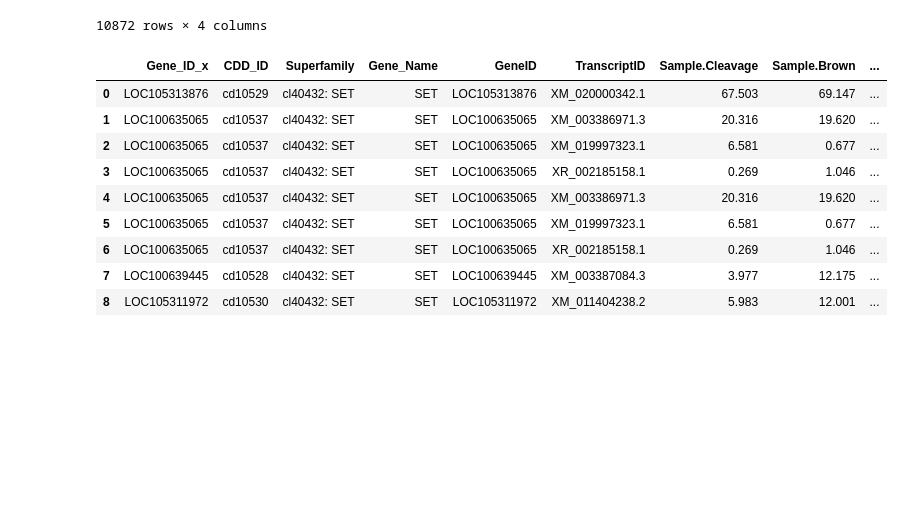
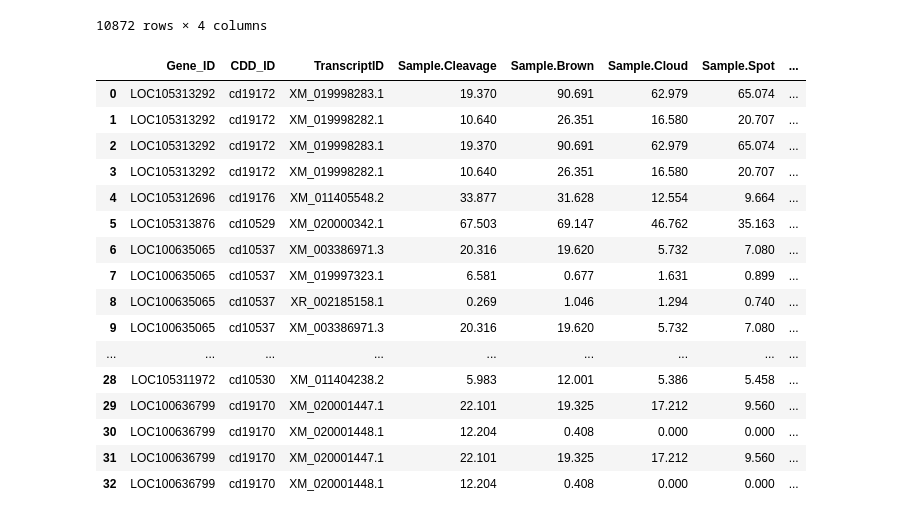
Before and after one commit to EmSalisbury14/Comp-Bio-Project-2, a Jupyter notebook: Code-Part2.ipynb, the cells around one changed output. Saved outputs shown, nothing was run; the diff lists cells and outputs as text; code cells hidden in the pictures; blank space fills up the shorter version.

```diff
--- a/Code-Part2.ipynb
+++ b/Code-Part2.ipynb
@@ -42,10 +42,11 @@ superfam_df = superfam_df.drop_duplicates()
 RNA_seq_df = pd.read_csv("amphimedon_rnaseq.txt", sep='\t')
 #RNA_seq_df.head(1)
 # %%
-setsub_seq_df = pd.read_csv("SETSubfamilies.txt", sep='\t')
+setsub_seq_df = pd.read_csv("SETSubfamilies(1).txt", delim_whitespace=True)
+setsub_seq_df.columns = ['CDD_ID', 'Gene_Name', 'Subfamily_CDDID']
 
-setsub_seq_df[['CDD_ID','Gene_ID']] =setsub_seq_df["CDD_ID  Gene_ID"].str.split(r"\s+", n=1, expand=True)
-setsub_seq_df = setsub_seq_df.drop(columns=["CDD_ID  Gene_ID"])
+#setsub_seq_df[['CDD_ID','Gene_ID','Subfamily_CDDID']] =setsub_seq_df["CDD_ID Gene Name Subfamily CDD_ID"].str.split(r"\s+", n=1, expand=True)
+#setsub_seq_df = setsub_seq_df.drop(columns=["CDD_ID Gene Name   Subfamily CDD_ID"])
 print(setsub_seq_df.columns)
 setsub_seq_df
 # %% [output]
@@ -99,16 +97,24 @@ df_merged
 # %%
 final_df = merged_df.merge(RNA_seq_df, left_on="Gene_ID", right_on="GeneID", how="inner")
 final_df["CDD_ID"]
 finals_df = final_df.merge(setsub_seq_df,on= "CDD_ID",how="inner")
+finals_df.drop(columns=["Superfamily","Gene_Name_x","GeneID"], inplace=True)
 finals_df
 # %% [output]
-|  | Gene_ID_x | CDD_ID | Superfamily | Gene_Name | GeneID | TranscriptID | Sample.Cleavage | Sample.Brown | ... |
-| 0 | LOC105313876 | cd10529 | cl40432: SET | SET | LOC105313876 | XM_020000342.1 | 67.503 | 69.147 | ... |
-| 1 | LOC100635065 | cd10537 | cl40432: SET | SET | LOC100635065 | XM_003386971.3 | 20.316 | 19.620 | ... |
-| 2 | LOC100635065 | cd10537 | cl40432: SET | SET | LOC100635065 | XM_019997323.1 | 6.581 | 0.677 | ... |
-| 3 | LOC100635065 | cd10537 | cl40432: SET | SET | LOC100635065 | XR_002185158.1 | 0.269 | 1.046 | ... |
-| 4 | LOC100635065 | cd10537 | cl40432: SET | SET | LOC100635065 | XM_003386971.3 | 20.316 | 19.620 | ... |
-| 5 | LOC100635065 | cd10537 | cl40432: SET | SET | LOC100635065 | XM_019997323.1 | 6.581 | 0.677 | ... |
-| 6 | LOC100635065 | cd10537 | cl40432: SET | SET | LOC100635065 | XR_002185158.1 | 0.269 | 1.046 | ... |
-| 7 | LOC100639445 | cd10528 | cl40432: SET | SET | LOC100639445 | XM_003387084.3 | 3.977 | 12.175 | ... |
-| 8 | LOC105311972 | cd10530 | cl40432: SET | SET | LOC105311972 | XM_011404238.2 | 5.983 | 12.001 | ... |
+|  | Gene_ID | CDD_ID | TranscriptID | Sample.Cleavage | Sample.Brown | Sample.Cloud | Sample.Spot | ... |
+| 0 | LOC105313292 | cd19172 | XM_019998283.1 | 19.370 | 90.691 | 62.979 | 65.074 | ... |
+| 1 | LOC105313292 | cd19172 | XM_019998282.1 | 10.640 | 26.351 | 16.580 | 20.707 | ... |
+| 2 | LOC105313292 | cd19172 | XM_019998283.1 | 19.370 | 90.691 | 62.979 | 65.074 | ... |
+| 3 | LOC105313292 | cd19172 | XM_019998282.1 | 10.640 | 26.351 | 16.580 | 20.707 | ... |
+| 4 | LOC105312696 | cd19176 | XM_011405548.2 | 33.877 | 31.628 | 12.554 | 9.664 | ... |
+| 5 | LOC105313876 | cd10529 | XM_020000342.1 | 67.503 | 69.147 | 46.762 | 35.163 | ... |
+| 6 | LOC100635065 | cd10537 | XM_003386971.3 | 20.316 | 19.620 | 5.732 | 7.080 | ... |
+| 7 | LOC100635065 | cd10537 | XM_019997323.1 | 6.581 | 0.677 | 1.631 | 0.899 | ... |
+| 8 | LOC100635065 | cd10537 | XR_002185158.1 | 0.269 | 1.046 | 1.294 | 0.740 | ... |
+| 9 | LOC100635065 | cd10537 | XM_003386971.3 | 20.316 | 19.620 | 5.732 | 7.080 | ... |
+| ... | ... | ... | ... | ... | ... | ... | ... | ... |
+| 28 | LOC105311972 | cd10530 | XM_011404238.2 | 5.983 | 12.001 | 5.386 | 5.458 | ... |
+| 29 | LOC100636799 | cd19170 | XM_020001447.1 | 22.101 | 19.325 | 17.212 | 9.560 | ... |
+| 30 | LOC100636799 | cd19170 | XM_020001448.1 | 12.204 | 0.408 | 0.000 | 0.000 | ... |
+| 31 | LOC100636799 | cd19170 | XM_020001447.1 | 22.101 | 19.325 | 17.212 | 9.560 | ... |
+| 32 | LOC100636799 | cd19170 | XM_020001448.1 | 12.204 | 0.408 | 0.000 | 0.000 | ... |
```
Also changed, not shown: parts of 12 cells of this notebook, 6 other files.
